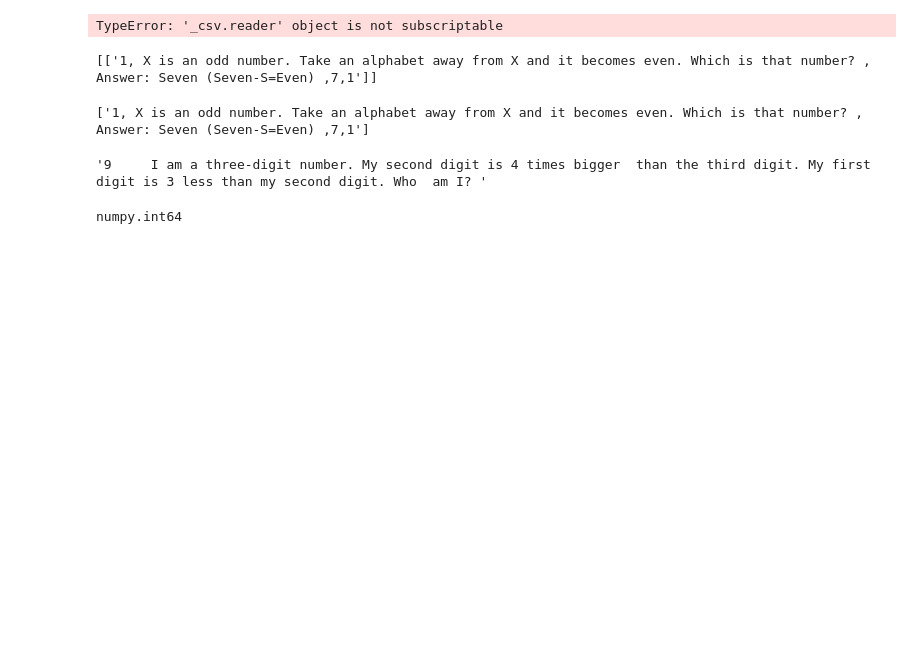
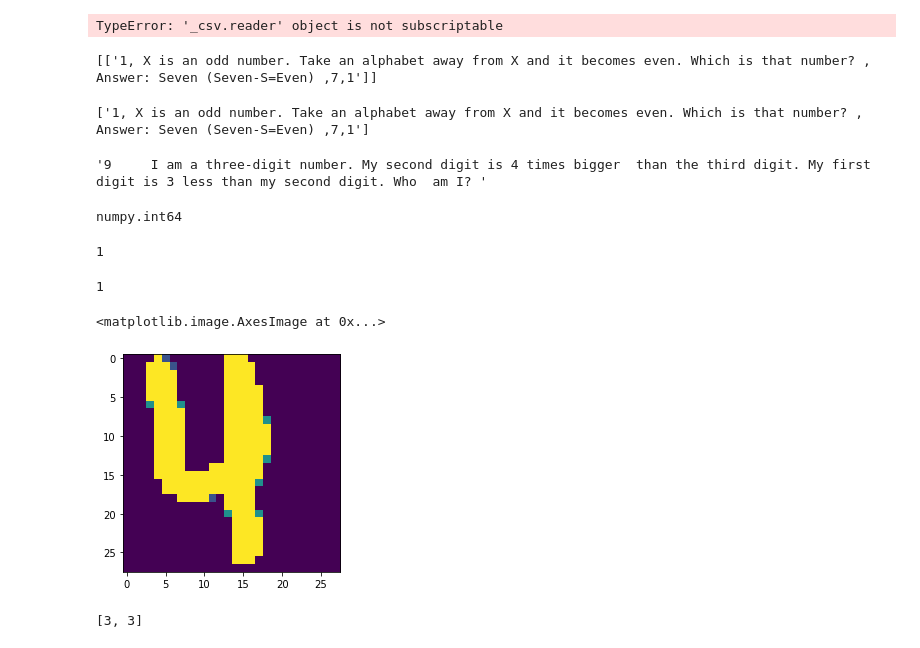
Before and after one commit to ArjunBajajAB/RIddle-Game-for-Dyslexic-Students-using-Deep-Learning, a Jupyter notebook: Riddles dataset preparation.ipynb, the cells around one changed output. Drawn from its saved outputs; the diff is of its cells as text; code cells hidden in the pictures; blank space fills up the shorter version.

```diff
--- a/Riddles dataset preparation.ipynb
+++ b/Riddles dataset preparation.ipynb
@@ -105,3 +105,7 @@ a=csv["DigitsCount"][1]
 type(a)
 # %% [output]
 numpy.int64
+# %%
+print(a)
+# %% [output]
+1
@@ -107,0 +116,25 @@ numpy.int64
+# %%
+import cv2
+import numpy as np
+import tensorflow as tf
+import matplotlib.pyplot as plt
+model = tf.keras.models.load_model('Digit_Recognition_Model_2.model')  # Load our trained model
+# %%
+answ=[]
+image = cv2.imread('images/Captured1.png')  # read the saved input on canvas which is stores as image
+grey = cv2.cvtColor(image.copy(), cv2.COLOR_BGR2GRAY)  # convert to grayscale
+
+digit=cv2.resize(grey,(28,28))
+digiti=digit.reshape((1,28,28,1))
+prediction = model.predict((digiti))  # Predict the digit using our model after reshaping the digit to the dimensions the model is trained on
+ans = np.argmax(prediction)  # convert the predicted array to a readable forma
+print(ans)
+plt.imshow(digit)
+# %% [output]
+1
+<matplotlib.image.AxesImage at 0x...>
+[figure, added]
+# %%
+answ
+# %% [output]
+[3, 3]
```
Also changed, not shown: parts of 17 cells of this notebook.
